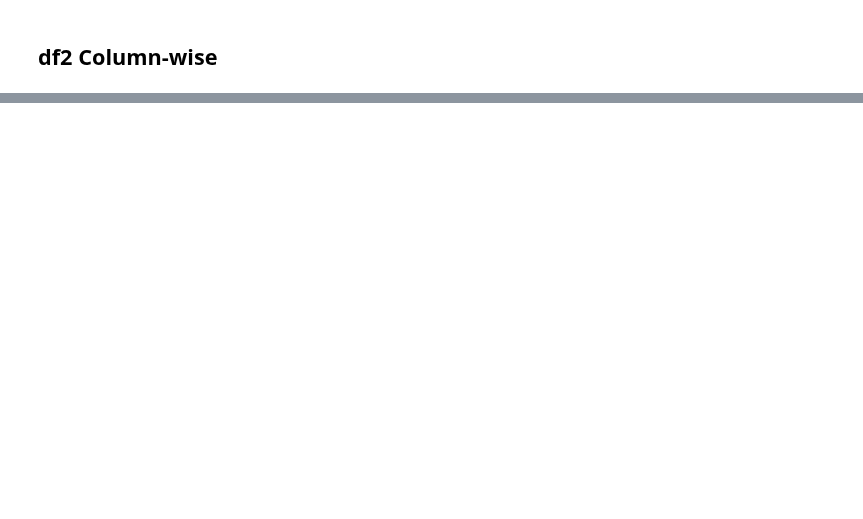
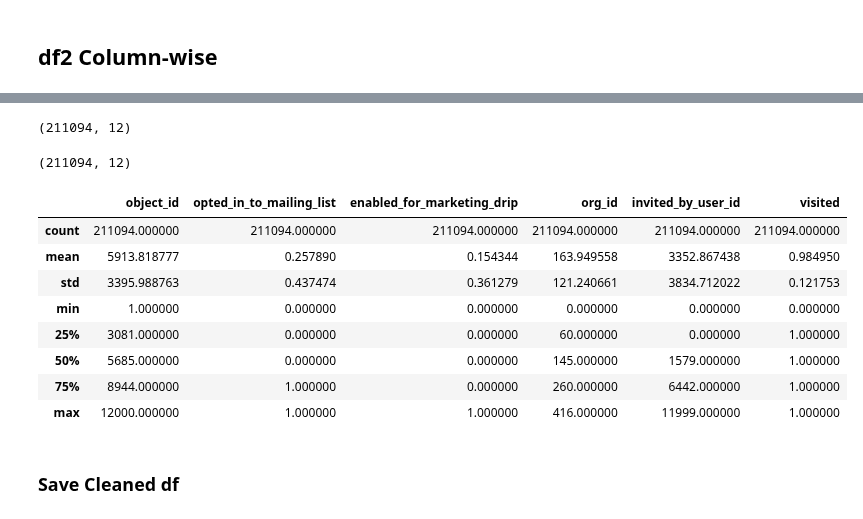
Before and after one commit to Jeyramana/GUVI_Assignments, a Jupyter notebook: Assignment_3/user.ipynb, the cells around one changed output, grey strips where cells are left out. Saved outputs shown, nothing was run; the diff lists cells and outputs as text; code cells hidden in the pictures; blank space fills up the shorter version.

```diff
--- a/Assignment_3/user.ipynb
+++ b/Assignment_3/user.ipynb
@@ -123,0 +404,24 @@ df1.email.value_counts()
+# %%
+df = df.replace(np.nan, 0)
+df.shape
+# %% [output]
+(211094, 12)
+# %%
+df.drop_duplicates(inplace=True)
+df.shape
+# %% [output]
+(211094, 12)
+# %%
+df.describe()
+# %% [output]
+|  | object_id | opted_in_to_mailing_list | enabled_for_marketing_drip | org_id | invited_by_user_id | visited |
+| count | 211094.000000 | 211094.000000 | 211094.000000 | 211094.000000 | 211094.000000 | 211094.000000 |
+| mean | 5913.818777 | 0.257890 | 0.154344 | 163.949558 | 3352.867438 | 0.984950 |
+| std | 3395.988763 | 0.437474 | 0.361279 | 121.240661 | 3834.712022 | 0.121753 |
+| min | 1.000000 | 0.000000 | 0.000000 | 0.000000 | 0.000000 | 0.000000 |
+| 25% | 3081.000000 | 0.000000 | 0.000000 | 60.000000 | 0.000000 | 1.000000 |
+| 50% | 5685.000000 | 0.000000 | 0.000000 | 145.000000 | 1579.000000 | 1.000000 |
+| 75% | 8944.000000 | 1.000000 | 0.000000 | 260.000000 | 6442.000000 | 1.000000 |
+| max | 12000.000000 | 1.000000 | 1.000000 | 416.000000 | 11999.000000 | 1.000000 |
+# %% [markdown]
+### Save Cleaned df
```
Also changed, not shown: parts of 67 cells of this notebook, 1 other file.
